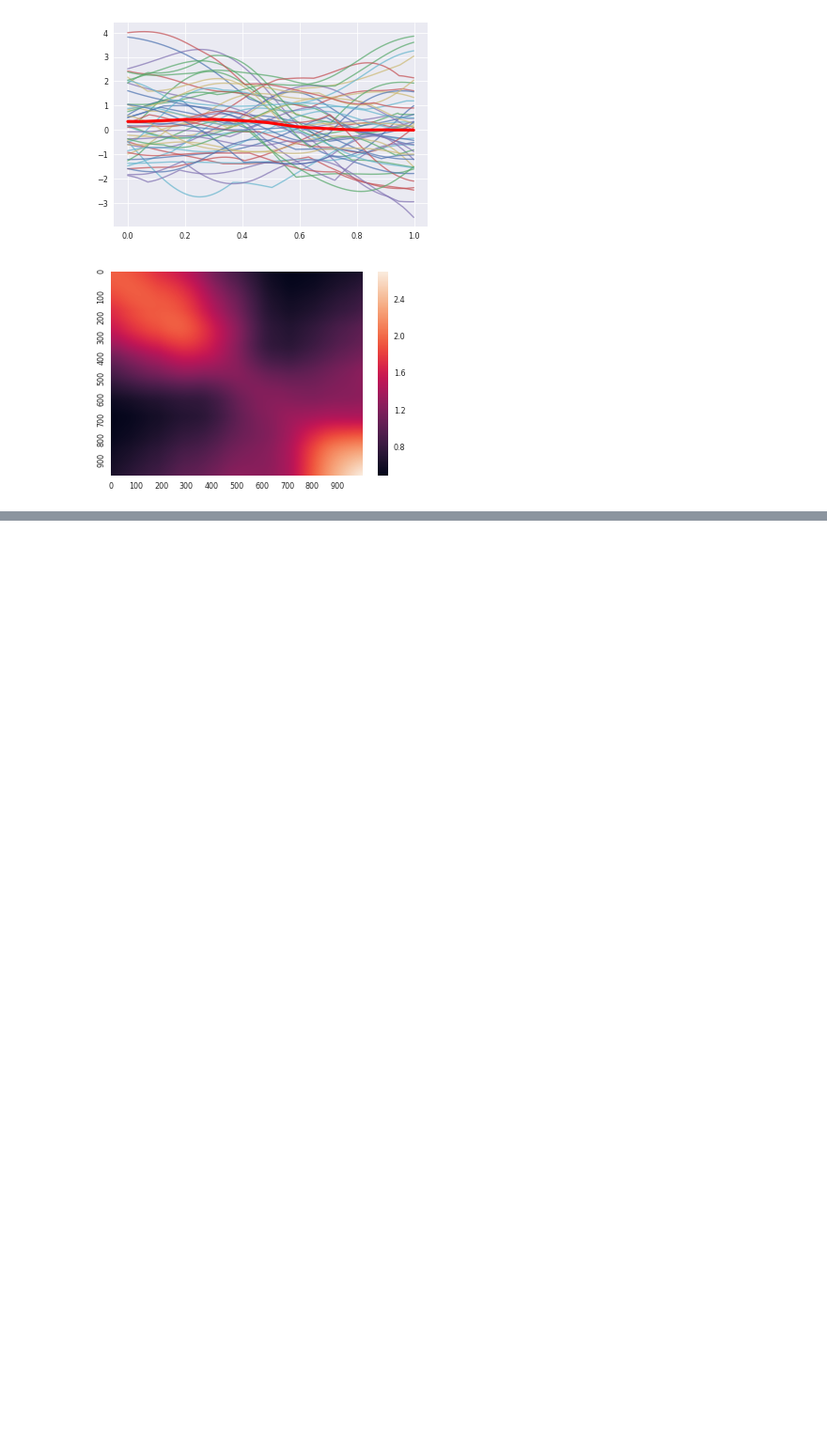
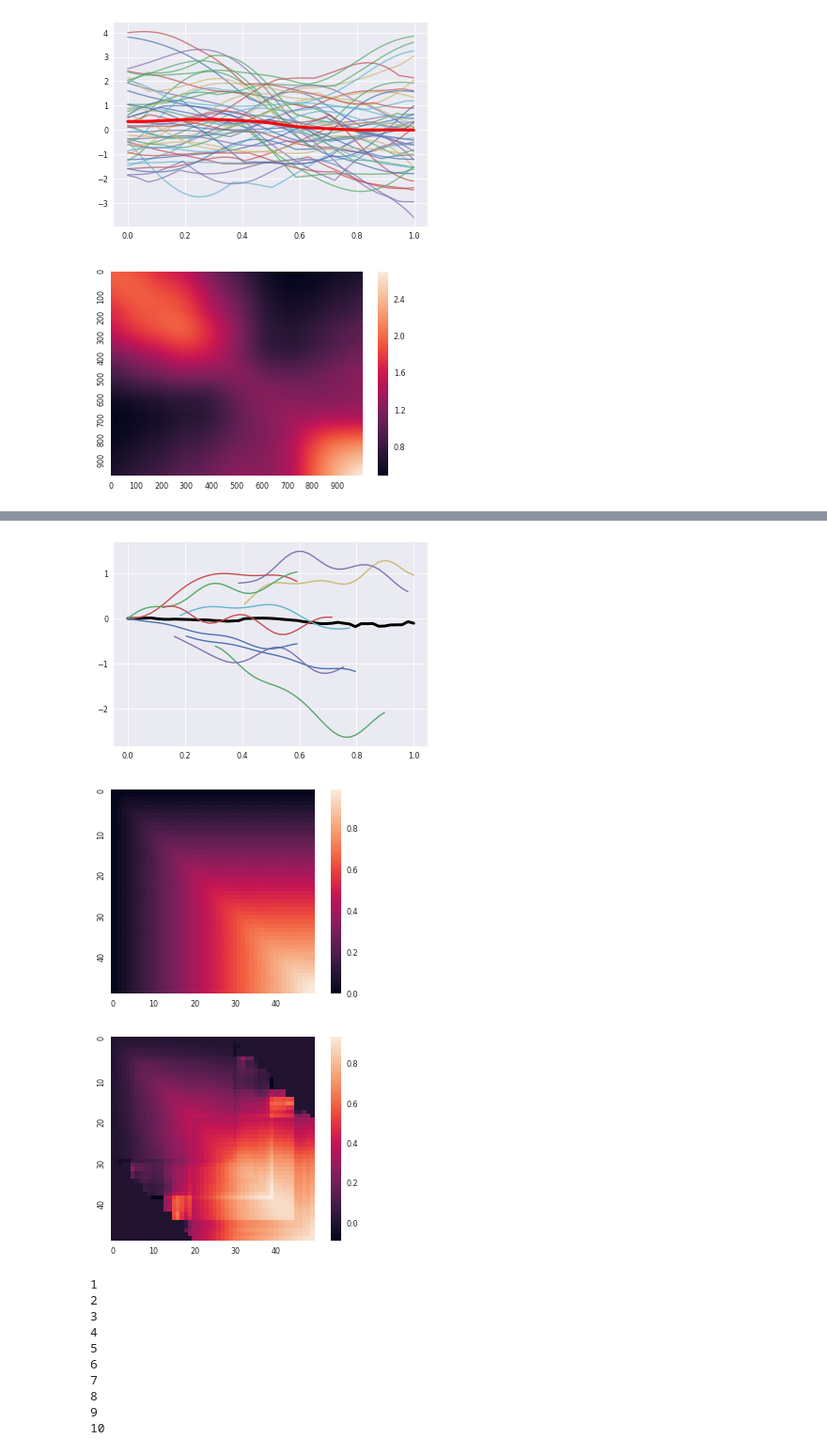
Before and after one commit to WilliamBo/MasterProject, a Jupyter notebook: Master Project/Code/ProjectImages.ipynb, the cells around one changed output, grey strips where cells are left out. Shown: that part at 94% size. Drawn from its saved outputs; the diff is of its cells as text; code cells hidden in the pictures; blank space fills up the shorter version.

```diff
--- a/Master Project/Code/ProjectImages.ipynb
+++ b/Master Project/Code/ProjectImages.ipynb
@@ -217,0 +233,65 @@ fig = ax.get_figure()
+# %%
+N = 50
+t = np.linspace(0,1,N)
+ma = np.meshgrid(t,t)
+cov = np.minimum(ma[0],ma[1])
+eigv, eigf = np.linalg.eigh(cov)
+r = 10
+rA = eigf[:,-r:] @ np.diag(eigv[-r:]) @ eigf[:,-r:].T
+sqrtrA = eigf[:,-r:] @ np.diag(np.sqrt(eigv[-r:])) @ eigf[:,-r:].T
+
+n=100
+data = np.random.multivariate_normal(np.zeros(N),rA,n)
+
+delta = 0.6
+bounds, bounds2 = get_eff_bounds(delta=delta, N=N, n=n)
+
+estmu = [hmu(data,i,bounds) for i in range(N)]
+
+plt.plot(t,estmu,'k',linewidth=3)
+for _ in range(10,20):
+    s,st = bounds[_][0], bounds[_][1]
+    plt.plot(t[s:st],data[_,s:st])
+#plt.savefig('images/24/fragex.png',bbox_inches='tight', pad_inches=0)
+plt.show()
+
+trunc_cov = get_trunc_cov(data,bounds2)
+
+sns.heatmap(rA, square=True,cbar_kws={"shrink": 1},xticklabels=10,yticklabels=10)
+#plt.savefig('images/24/truecov.png',bbox_inches='tight', pad_inches=0)
+plt.show()
+sns.heatmap(trunc_cov, square=True,cbar_kws={"shrink": 1},xticklabels=10,yticklabels=10)
+#plt.savefig('images/24/trunccov.png',bbox_inches='tight', pad_inches=0)
+plt.show()
+
+P = get_P(N,delta)
+res = []
+for i in range(1,r+1):
+    print(i)
+    tmp = dog(i,P,trunc_cov)[1].reshape((N,-1))
+    est = tmp @ tmp.T
+    res.append(est)
+
+bla = [np.linalg.norm(P*res[i]-trunc_cov)**2 for i in range(r)]
+
+plt.plot(np.arange(1,r+1),bla)
+#plt.savefig('images/24/obvals.png',bbox_inches='tight', pad_inches=0)
+plt.show()
+
+sns.heatmap(res[4], square=True,cbar_kws={"shrink": 1},xticklabels=10,yticklabels=10)
+#plt.savefig('images/24/estcov.png',bbox_inches='tight', pad_inches=0)
+plt.show()
+# %% [output]
+[figure, added]
+[figure, added]
+[figure, added]
+1
+2
+3
+4
+5
+6
+7
+8
+9
+10
```
Also changed, not shown: parts of 10 cells of this notebook, 17 other files.
